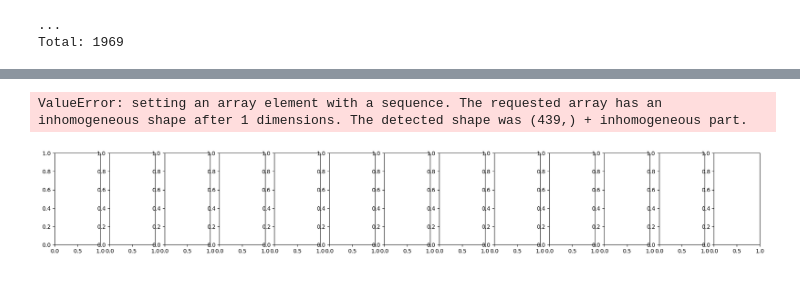
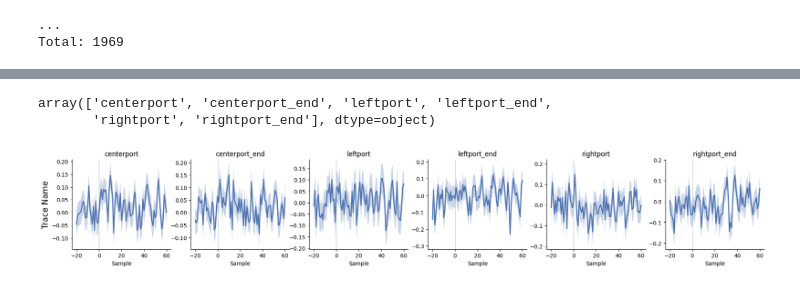
Before and after one commit to bernardosabatinilab/sabatini-datajoint-pipeline, a Jupyter notebook: notebooks/Oct2023 HMS Workshop/explore_pipeline.ipynb, the cells around one changed output, grey strips where cells are left out. Cells and saved outputs as stored; diff of their text form; code cells hidden in the pictures.

```diff
--- a/notebooks/Oct2023 HMS Workshop/explore_pipeline.ipynb
+++ b/notebooks/Oct2023 HMS Workshop/explore_pipeline.ipynb
@@ -235,6 +234,9 @@ from scipy.stats import sem
 import pandas as pd
 import numpy as np
 import workflow.utils.photometry_preprocessing as pp
+# %%
+synced_ts = np.array((photometry.FiberPhotometrySynced & session_key).fetch1("timestamps"))
+timestamps = np.linspace(synced_ts[0], synced_ts[-1], len(trace))
 # %%
 #Plot a single trace (demodulated)
 fig, ax = plt.subplots(figsize=(15,2))
@@ -328,9 +325,12 @@ Total: 1969
 # %%
 #fetch your event types and/or call particular ones
-event_types = (event.EventType & session_key).fetch("event_type")
+event_types = (event.EventType & (event.Event & session_key)).fetch("event_type")
+event_types
+# %% [output]
+array(['centerport', 'centerport_end', 'leftport', 'leftport_end',
+       'rightport', 'rightport_end'], dtype=object)
 # %%
 # Plot peri-event photometry traces per hemisphere
-event_types = (event.EventType & session_key).fetch("event_type")
 trace_name = "photom"
 emission_color = "red"
 
@@ -339,61 +339,59 @@ restr = {
     "emission_color": emission_color,
     "hemisphere": "right"
 }
-query = photometry.FiberPhotometrySynced.SyncedTrace() & session_key & restr
-traces = query.fetch("trace")
 
-time_buffer = (1, 3)  # before and after each event
-sample_rate = photometry.FiberPhotometry.DemodulatedTrace.fetch("demod_sample_rate")[0]
+
+time_buffer = (20, 60)  # before and after each event
+
+trace = (photometry.FiberPhotometrySynced.SyncedTrace & session_key & restr).fetch1("trace")
 timestamps = np.array((photometry.FiberPhotometrySynced & session_key).fetch1("timestamps"))
-timestamps = timestamps / sample_rate
 # %%
 fig, axes = plt.subplots(1, len(event_types), figsize=(23, 3))
 for ind, (event_type, ax) in enumerate(zip(event_types, axes)):
 
     event_traces = []  # Store traces for this event type
 
-    for time, trace in zip(timestamps, traces):
-        desired_length = len(trace)
-        new_timestamps = np.linspace(timestamps[0], timestamps[-1], desired_length)
-        df = pd.DataFrame({"timestamps": new_timestamps, "photometry_trace": trace})
+    desired_length = len(trace)
+    new_timestamps = np.linspace(timestamps[0], timestamps[-1], desired_length)
+    df = pd.DataFrame({"timestamps": new_timestamps, "photometry_trace": trace})
 
-        # Query the event_start_time for the respective event type
-        query = event.Event & session_key & f"event_type='{event_type}'"
-        event_ts = query.fetch("event_start_time")
+    # Query the event_start_time for the respective event type
+    query = event.Event & session_key & f"event_type='{event_type}'"
+    event_ts = query.fetch("event_start_time")
 
-        # Iterate over each event time
-        for ts in event_ts:
-            # Find the corresponding index in the trace for the event time
-            index = np.searchsorted(df["timestamps"], ts)
+    # Iterate over each event time
+    for ts in event_ts:
+        # Find the corresponding index in the trace for the event time
+        index = np.searchsorted(df["timestamps"], ts)
 
-            # Define the time window around the event
-            window_start = index - int(time_buffer[0])
-            window_end = index + int(time_buffer[1]) + 1
+        # Define the time window around the event
+        window_start = index - int(time_buffer[0])
+        window_end = index + int(time_buffer[1]) + 1
 
-            # Extract the peri-event window
-            peri_event_window = df.iloc[window_start:window_end]
+        # Extract the peri-event window
+        peri_event_window = df.iloc[window_start:window_end]
 
+        if len(peri_event_window["photometry_trace"]) == len(range(window_start, window_end)):
             event_traces.append(peri_event_window["photometry_trace"].values)
+
     if event_traces:  # Check if there are event traces
         event_traces = np.array(event_traces)  # trial x time
 
         # Compute the mean and standard error of the event traces
         mean_trace = np.mean(event_traces, axis=0)
         sem_trace = sem(event_traces, axis=0)
-        mean_trace_timestamps = np.arange(len(mean_trace))
+        mean_trace_timestamps = np.arange(-time_buffer[0], time_buffer[1]+1)
 
         # Plot the mean trace with standard error
         ax.plot(mean_trace_timestamps, mean_trace, label=event_type, lw=2)
         ax.fill_between(mean_trace_timestamps, mean_trace - sem_trace, mean_trace + sem_trace, alpha=0.3)
 
     ax.axvline(x=0, linewidth=0.5, ls='--')
     if ind == 0:
         ax.set_ylabel("Trace Name", fontsize=15)
-    ax.set(xlabel='Time (s)', title=event_type)
+    ax.set(xlabel='Sample', title=event_type)
     sns.despine()
 
-plt.legend(loc='center left', bbox_to_anchor=(0.98, 0.5))
 plt.show()
 # %% [output]
-ValueError: setting an array element with a sequence. The requested array has an inhomogeneous shape after 1 dimensions. The detected shape was (439,) + inhomogeneous part.
-[figure, old version]
+[figure, new version]
```
Also changed, not shown: parts of 11 cells of this notebook.
